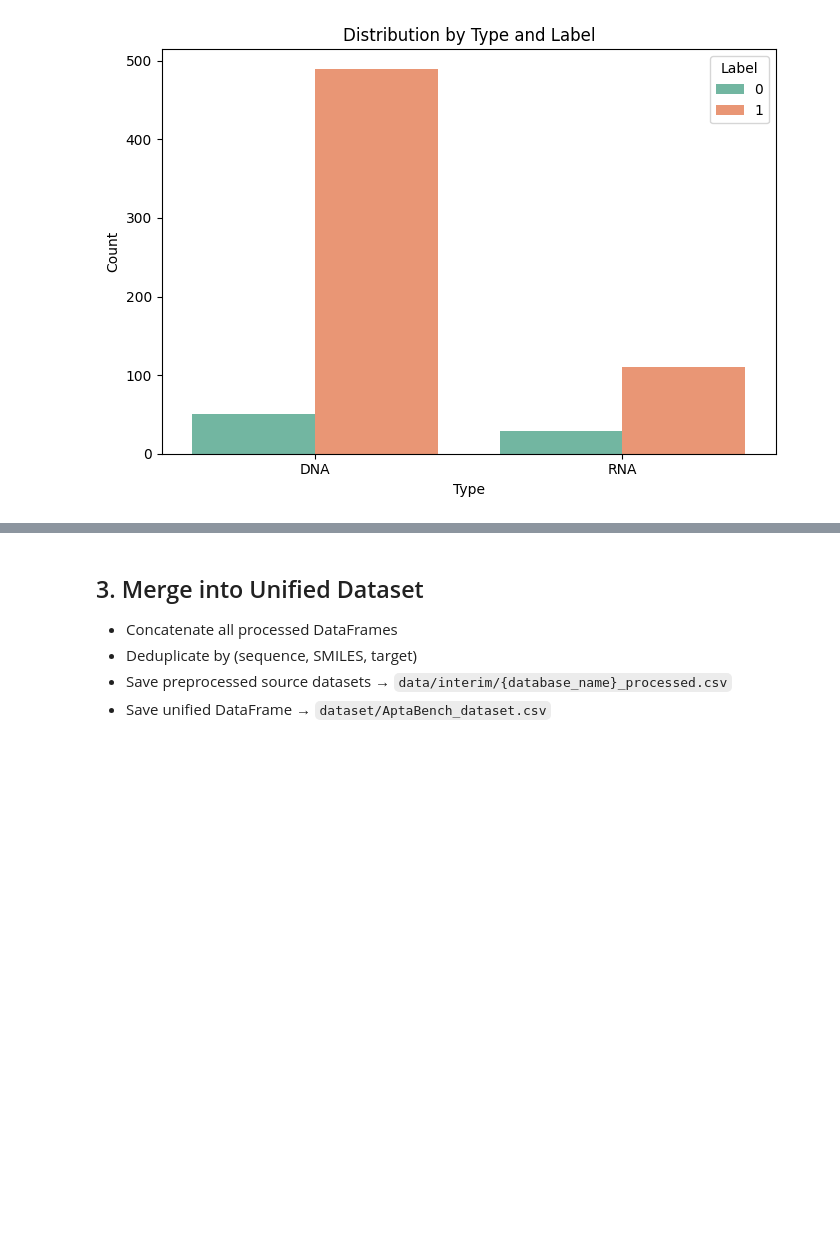
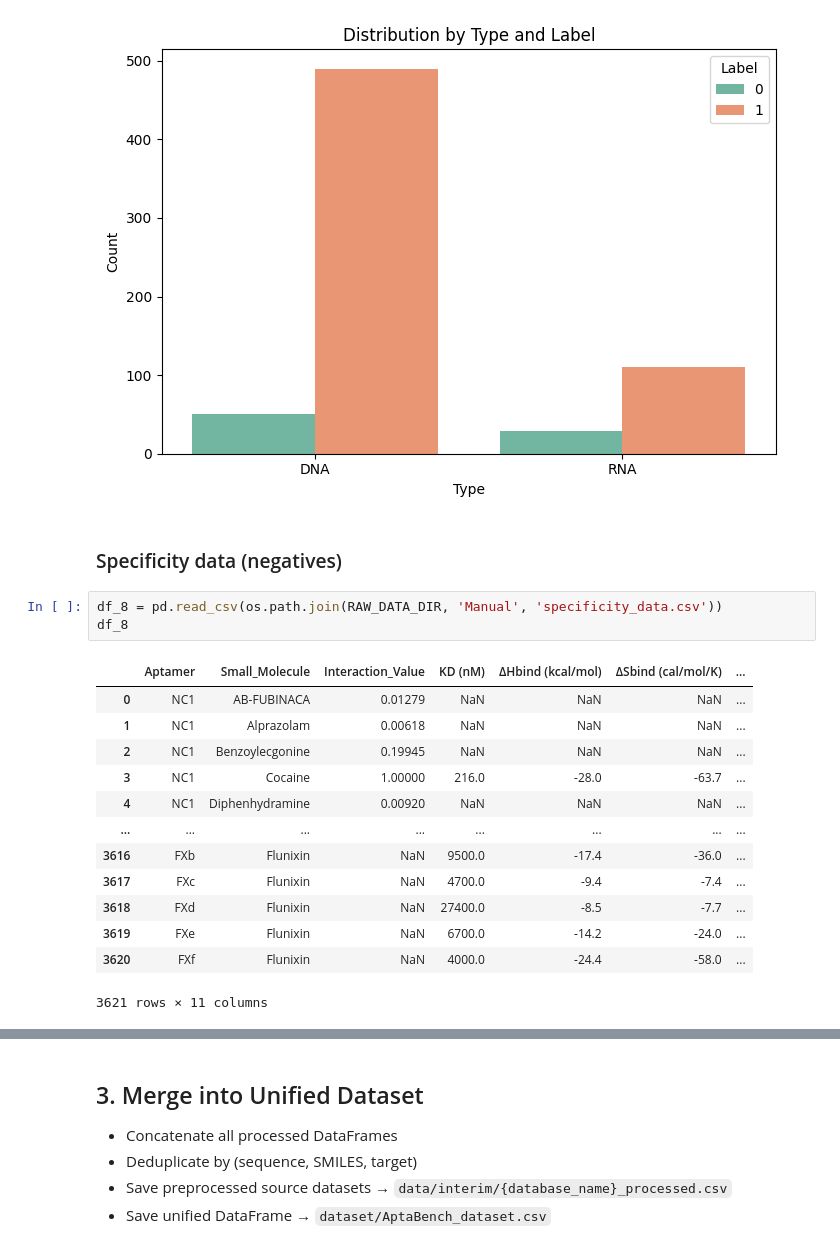
Before and after one commit to GenerativeMolMachines/AptaBench, a Jupyter notebook: notebooks/01_dataset_construction.ipynb, the cells around one changed output, grey strips where cells are left out. Cells and saved outputs as stored; diff of their text form; blank space fills up the shorter version.

```diff
--- a/notebooks/01_dataset_construction.ipynb
+++ b/notebooks/01_dataset_construction.ipynb
@@ -322,3 +342,22 @@ label
 0     80
 [figure]
 [figure]
+# %% [markdown]
+### Specificity data (negatives)
+# %%
+df_8 = pd.read_csv(os.path.join(RAW_DATA_DIR, 'Manual', 'specificity_data.csv'))
+df_8
+# %% [output]
+|  | Aptamer | Small_Molecule | Interaction_Value | KD (nM) | ΔHbind (kcal/mol) | ΔSbind (cal/mol/K) | ... |
+| 0 | NC1 | AB-FUBINACA | 0.01279 | NaN | NaN | NaN | ... |
+| 1 | NC1 | Alprazolam | 0.00618 | NaN | NaN | NaN | ... |
+| 2 | NC1 | Benzoylecgonine | 0.19945 | NaN | NaN | NaN | ... |
+| 3 | NC1 | Cocaine | 1.00000 | 216.0 | -28.0 | -63.7 | ... |
+| 4 | NC1 | Diphenhydramine | 0.00920 | NaN | NaN | NaN | ... |
+| ... | ... | ... | ... | ... | ... | ... | ... |
+| 3616 | FXb | Flunixin | NaN | 9500.0 | -17.4 | -36.0 | ... |
+| 3617 | FXc | Flunixin | NaN | 4700.0 | -9.4 | -7.4 | ... |
+| 3618 | FXd | Flunixin | NaN | 27400.0 | -8.5 | -7.7 | ... |
+| 3619 | FXe | Flunixin | NaN | 6700.0 | -14.2 | -24.0 | ... |
+| 3620 | FXf | Flunixin | NaN | 4000.0 | -24.4 | -58.0 | ... |
+3621 rows × 11 columns
```
Also changed, not shown: parts of 7 cells of this notebook, 3 other files.
